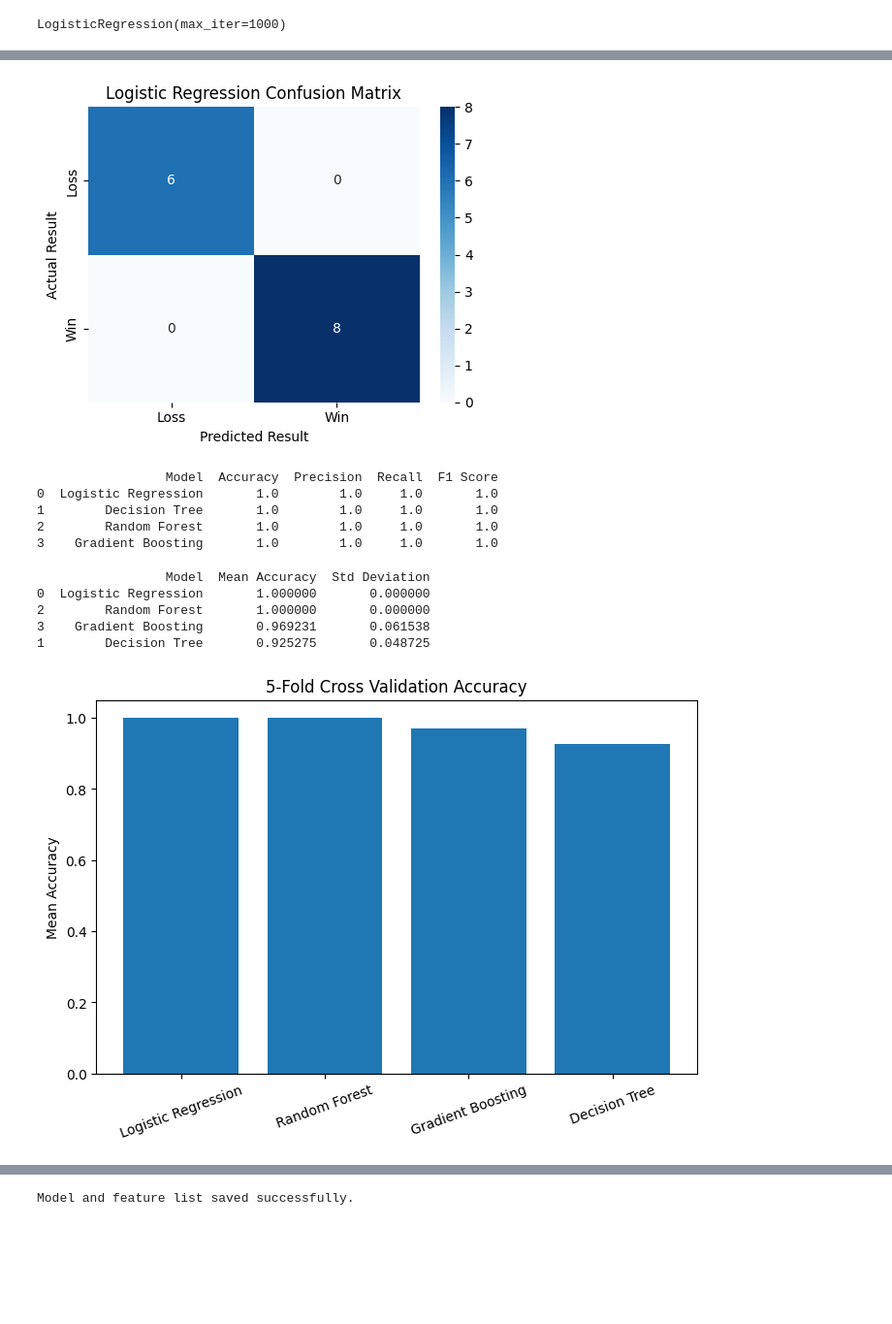
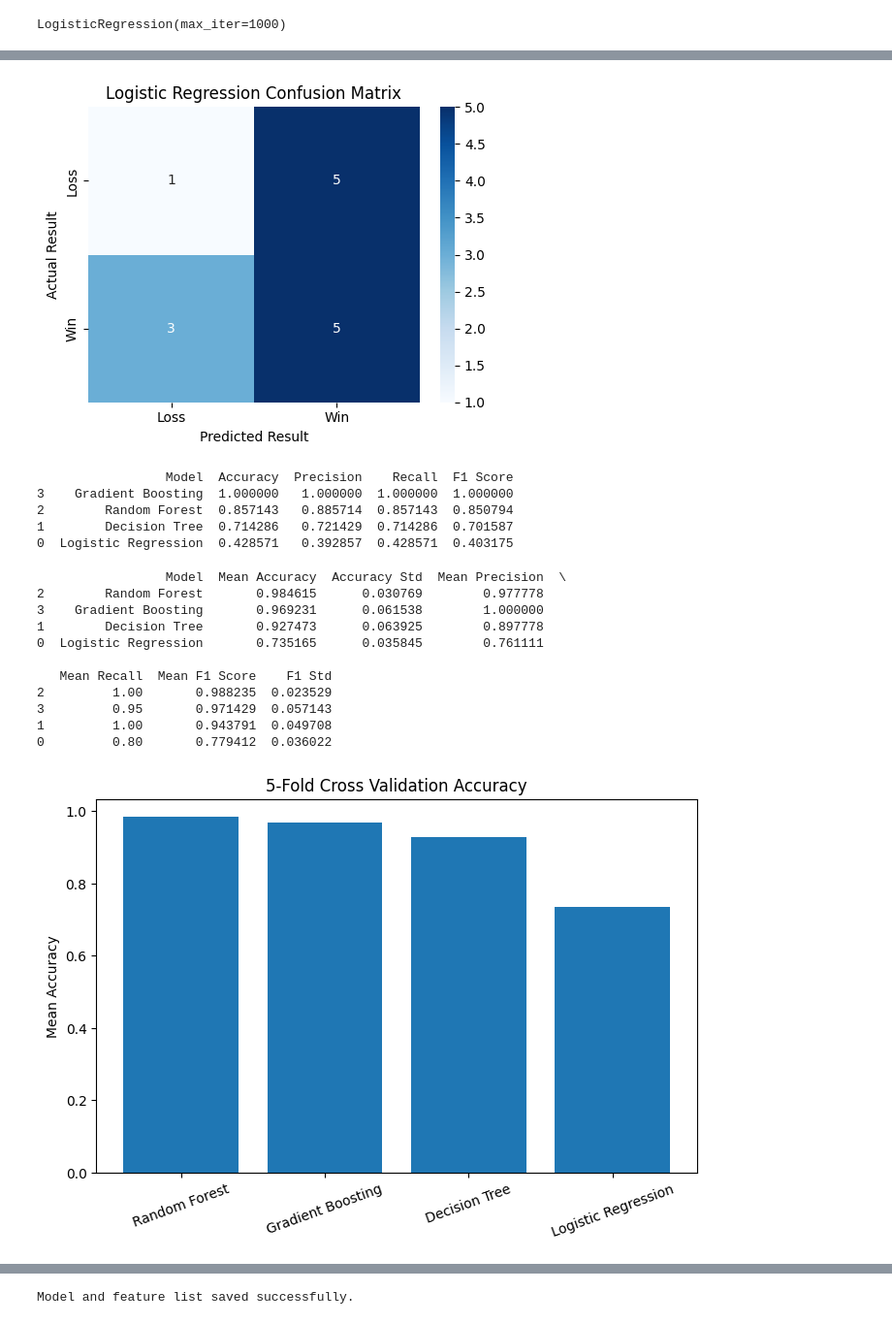
Before and after one commit to valley29asr/penn-state-hockey-analytics, a Jupyter notebook: notebooks/02_machine_learning.ipynb, the cells around one changed output, grey strips where cells are left out. Shown at 97% size. Saved outputs shown, nothing was run; the diff lists cells and outputs as text; code cells hidden in the pictures; blank space fills up the shorter version.

```diff
--- a/notebooks/02_machine_learning.ipynb
+++ b/notebooks/02_machine_learning.ipynb
@@ -34,9 +34,6 @@ features = [
     "PSU Faceoff %",
     "Opponent Faceoff %",
     "Faceoff Differential",
-    "PSU Shooting %",
-    "Opponent Shooting %",
-    "Opponent Save %",
     "PSU Blocks",
     "Opponent Blocks",
     "PSU Penalty Minutes",
@@ -52,3 +49,31 @@ print("Testing games:", len(X_test))
 # %% [output]
 Training games: 54
 Testing games: 14
+# %%
+rf_param_grid = {
+    "n_estimators" : [100, 200, 300],
+    "max_depth" : [3,5,7,None],
+    "min_samples_split" : [2, 5, 10],
+    "min_samples_leaf" : [1, 2, 4]
+}
+
+rf = RandomForestClassifier(random_state=42)
+
+rf_grid = GridSearchCV(
+    estimator=rf,
+    param_grid=rf_param_grid,
+    cv=5,
+    scoring="f1",
+    n_jobs=-1
+)
+
+rf_grid.fit(X,y)
+
+
+print("Best Parameters:")
+print(rf_grid.best_params_)
+
+print()
+
+print("Best Cross-Validation F1:")
+print(rf_grid.best_score_)
@@ -129,7 +157,7 @@ plt.ylabel("Actual Result")
 plt.tight_layout()
 plt.show()
 # %% [output]
-[figure, old version]
+[figure, new version]
 # %%
 models = {
     "Logistic Regression":LogisticRegression(max_iter=1000),
@@ -166,11 +194,11 @@ results_df = pd.DataFrame(model_results)
 results_df = results_df.sort_values(by=["Accuracy", "F1 Score", "Precision", "Recall"], ascending=False)
 print(results_df)
 # %% [output]
-                 Model  Accuracy  Precision  Recall  F1 Score
-0  Logistic Regression       1.0        1.0     1.0       1.0
-1        Decision Tree       1.0        1.0     1.0       1.0
-2        Random Forest       1.0        1.0     1.0       1.0
-3    Gradient Boosting       1.0        1.0     1.0       1.0
+                 Model  Accuracy  Precision    Recall  F1 Score
+3    Gradient Boosting  1.000000   1.000000  1.000000  1.000000
+2        Random Forest  0.857143   0.885714  0.857143  0.850794
+1        Decision Tree  0.714286   0.721429  0.714286  0.701587
+0  Logistic Regression  0.428571   0.392857  0.428571  0.403175
 # %%
 skf = StratifiedKFold(
     n_splits=5,
@@ -182,44 +210,54 @@ cv_results = []
 
 for model_name, current_model in models.items():
 
-    scores = cross_val_score(
-        current_model, X, y, cv=skf, scoring="accuracy"
+    scores = cross_validate(
+        current_model, X, y, cv=skf, scoring={"accuracy":"accuracy", "precision":"precision", "recall":"recall", "f1":"f1"}
     )
 
     cv_results.append({
         "Model":model_name,
-        "Mean Accuracy":scores.mean(),
-        "Std Deviation":scores.std()
+        "Mean Accuracy":scores["test_accuracy"].mean(),
+        "Accuracy Std": scores["test_accuracy"].std(),
+        "Mean Precision": scores["test_precision"].mean(),
+        "Mean Recall": scores["test_recall"].mean(),
+        "Mean F1 Score": scores["test_f1"].mean(),
+        "F1 Std": scores["test_f1"].std(),
     })
 
 cv_results = pd.DataFrame(cv_results)
 cv_results = cv_results.sort_values(by="Mean Accuracy", ascending=False)
 print(cv_results)
 cv_results.to_csv(
     "../reports/cross_validation_results.csv",
     index=False
 )
 
 plt.figure(figsize=(8,5))
 
 plt.bar(
     cv_results["Model"],
     cv_results["Mean Accuracy"]
 )
 
 plt.ylabel("Mean Accuracy")
 plt.title("5-Fold Cross Validation Accuracy")
 
 plt.xticks(rotation=20)
 
 plt.show()
 # %% [output]
-                 Model  Mean Accuracy  Std Deviation
-0  Logistic Regression       1.000000       0.000000
-2        Random Forest       1.000000       0.000000
-3    Gradient Boosting       0.969231       0.061538
-1        Decision Tree       0.925275       0.048725
+                 Model  Mean Accuracy  Accuracy Std  Mean Precision  \
+2        Random Forest       0.984615      0.030769        0.977778
+3    Gradient Boosting       0.969231      0.061538        1.000000
+1        Decision Tree       0.927473      0.063925        0.897778
+0  Logistic Regression       0.735165      0.035845        0.761111
+
+   Mean Recall  Mean F1 Score    F1 Std
+2         1.00       0.988235  0.023529
+3         0.95       0.971429  0.057143
+1         1.00       0.943791  0.049708
+0         0.80       0.779412  0.036022
-[figure, old version]
+[figure, new version]
 # %%
 importance_model = trained_models["Random Forest"].feature_importances_
 model_feature_importance = pd.DataFrame({
```
Also changed, not shown: parts of 9 cells of this notebook, 16 other files.
